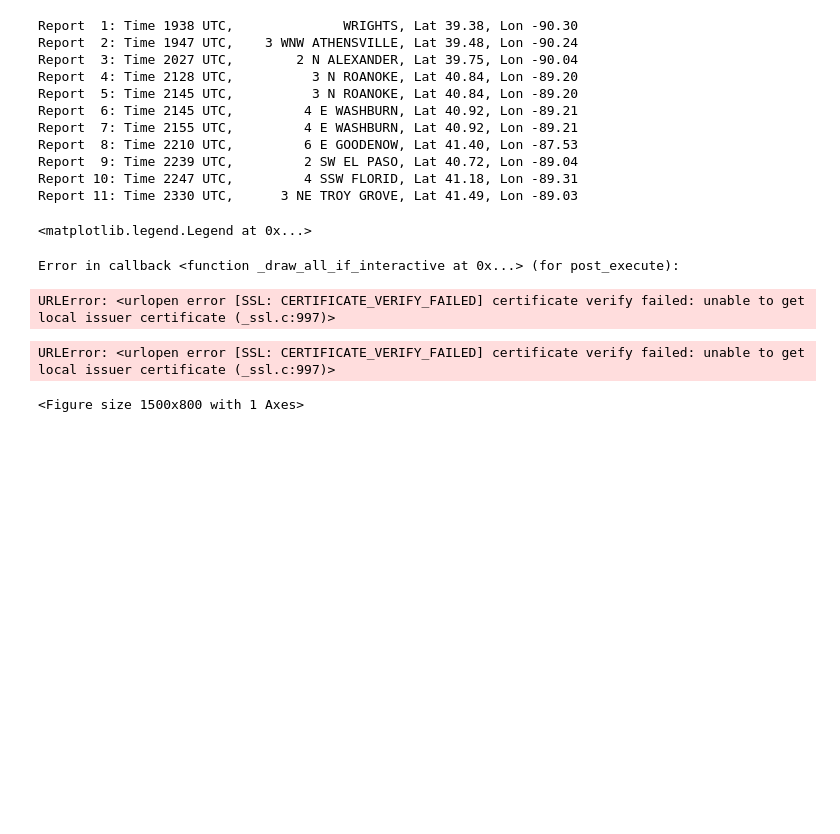
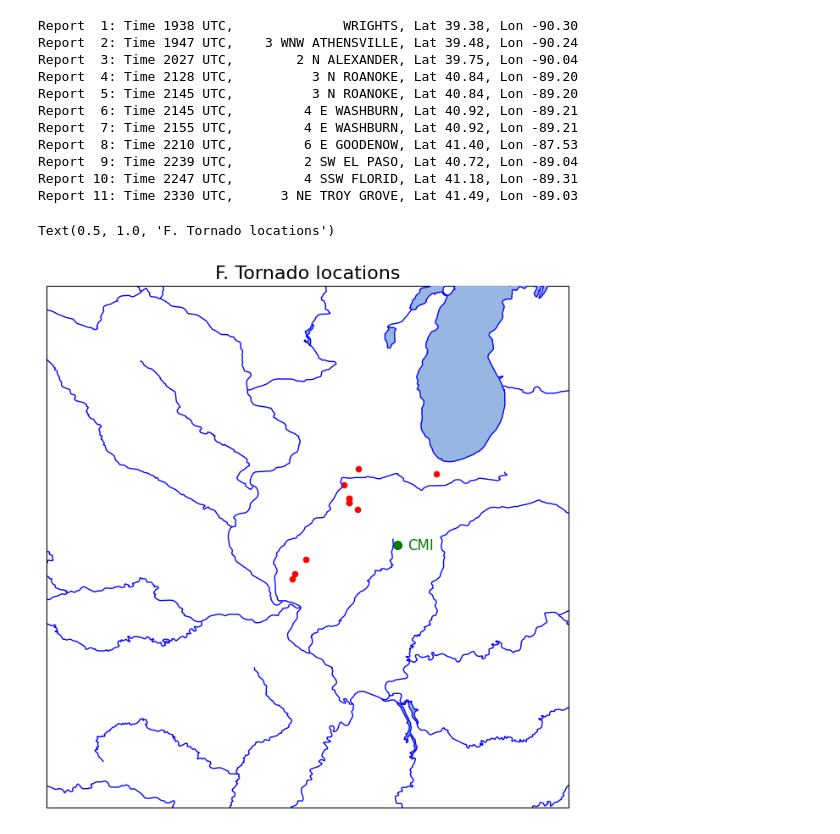
Before and after one commit to TheoXiong7/ATMS-305, a Jupyter notebook: lab21/Lab21_Fa24_MapData2.ipynb, the cells around one changed output. Saved outputs shown, nothing was run; the diff lists cells and outputs as text; code cells hidden in the pictures; blank space fills up the shorter version.

```diff
--- a/lab21/Lab21_Fa24_MapData2.ipynb
+++ b/lab21/Lab21_Fa24_MapData2.ipynb
@@ -125,41 +125,37 @@ Report 11: Time 2330 UTC,      3 NE TROY GROVE, Lat 41.49, Lon -89.03
 # >> F. TORNADO LOCATIONS
 #
 # Show locations of tornadoes with a dot - from scatter()
 # Use a map with figsize 15x8" (adjust if you wish)
 #   1. Set up a PlateCarree() map, and narrow it to a Midwest region:
 #          ax.set_extent([-95, -85, 35, 45]);
 #   2. You don't need BORDERS or coastlines() but do use add_feature
 #        to show RIVERS and LAKES.
 #   3. Do not put a background image on this plot! (that is coming up)
 #   4. Make sure your lines are visible ... anything white will disappear.
 #   5. Hide the weird state borders over Lake Michigan by, when displaying LAKES,
 #        use alpha=1.0 and zorder=11.
 #   6. Place a dot (you pick color) at Champaign (-88.277,40.039); also add text
 #        label "CMI" (I added 0.2 to the longitude, and -0.1 to the latitude for CMI)
 #   7. Use ax.scatter() to show the tornado locations from your CSV data.
 #        Do this after noting from your earlier "data" output what the latitude
 #        and longitude were named in your CSV data set.
 #   8. Add a title: "F. Tornado locations"
 # Step F: TORNADO LOCATIONS
 
 fig = plt.figure(figsize=(15, 8))
 
 ax = plt.axes(projection=ccrs.PlateCarree())
 ax.set_extent([-95, -85, 35, 45], crs=ccrs.PlateCarree())
 ax.add_feature(cfeature.RIVERS, edgecolor='blue')
 ax.add_feature(cfeature.LAKES, edgecolor='blue', alpha=1.0, zorder=11)
-ax.scatter(-88.277, 40.039, color='green', s=50, transform=ccrs.PlateCarree(), label='Champaign')
+ax.scatter(-88.277, 40.039, color='green', s=50, transform=ccrs.PlateCarree())
 ax.text(-88.277 + 0.2, 40.039 - 0.1, 'CMI', transform=ccrs.PlateCarree(), fontsize=12, color='green')
-ax.scatter(data['Lon'], data['Lat'], color='red', s=20, transform=ccrs.PlateCarree(), label='Tornado Location')
+ax.scatter(data['Lon'], data['Lat'], color='red', s=20, transform=ccrs.PlateCarree())
 
 ax.set_title('F. Tornado locations', fontsize=16)
-ax.legend(loc='upper right')
 # %% [output]
-<matplotlib.legend.Legend at 0x...>
+Text(0.5, 1.0, 'F. Tornado locations')
-Error in callback <function _draw_all_if_interactive at 0x...> (for post_execute):
-URLError: <urlopen error [SSL: CERTIFICATE_VERIFY_FAILED] certificate verify failed: unable to get local issuer certificate (_ssl.c:997)>
-URLError: <urlopen error [SSL: CERTIFICATE_VERIFY_FAILED] certificate verify failed: unable to get local issuer certificate (_ssl.c:997)>
-<Figure size 1500x800 with 1 Axes>
+[figure, added]
 # %%
 # >> G. TORNADO TIMES
 #
```
Also changed, not shown: parts of 2 cells of this notebook, 4 other files.
